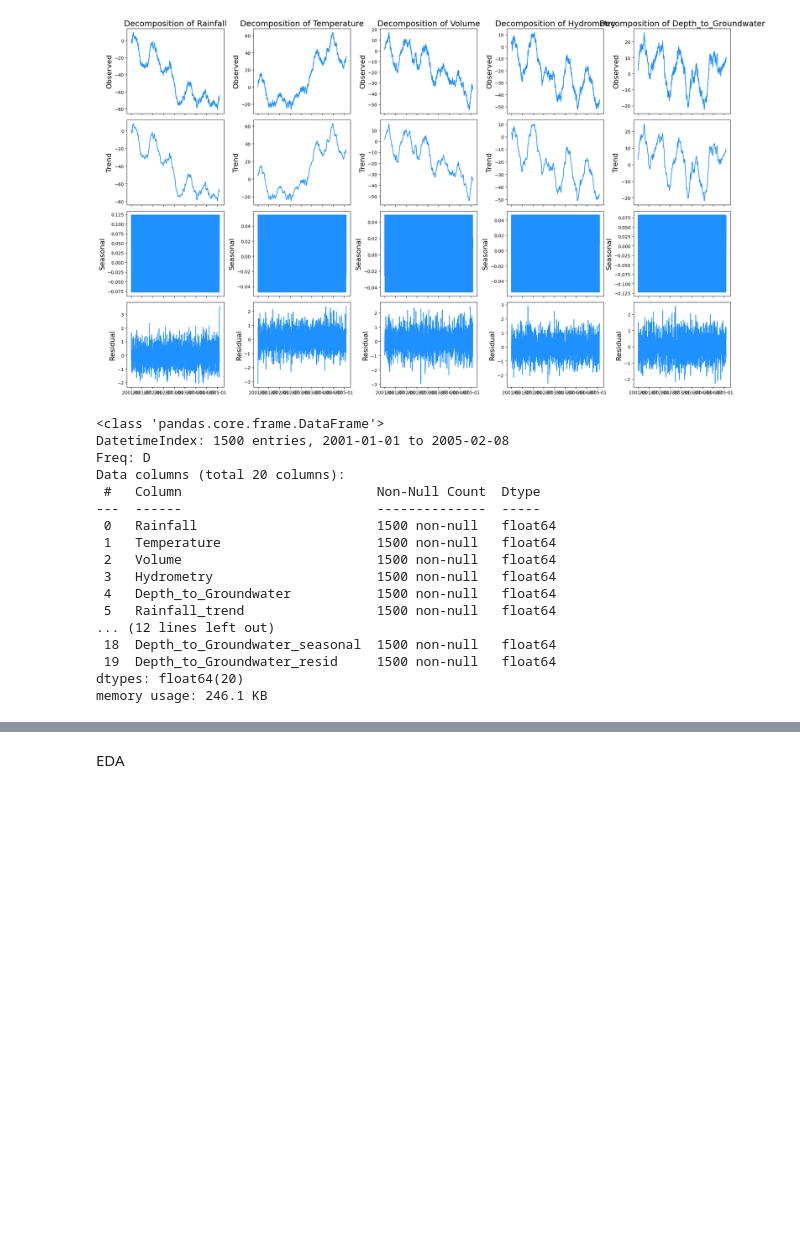
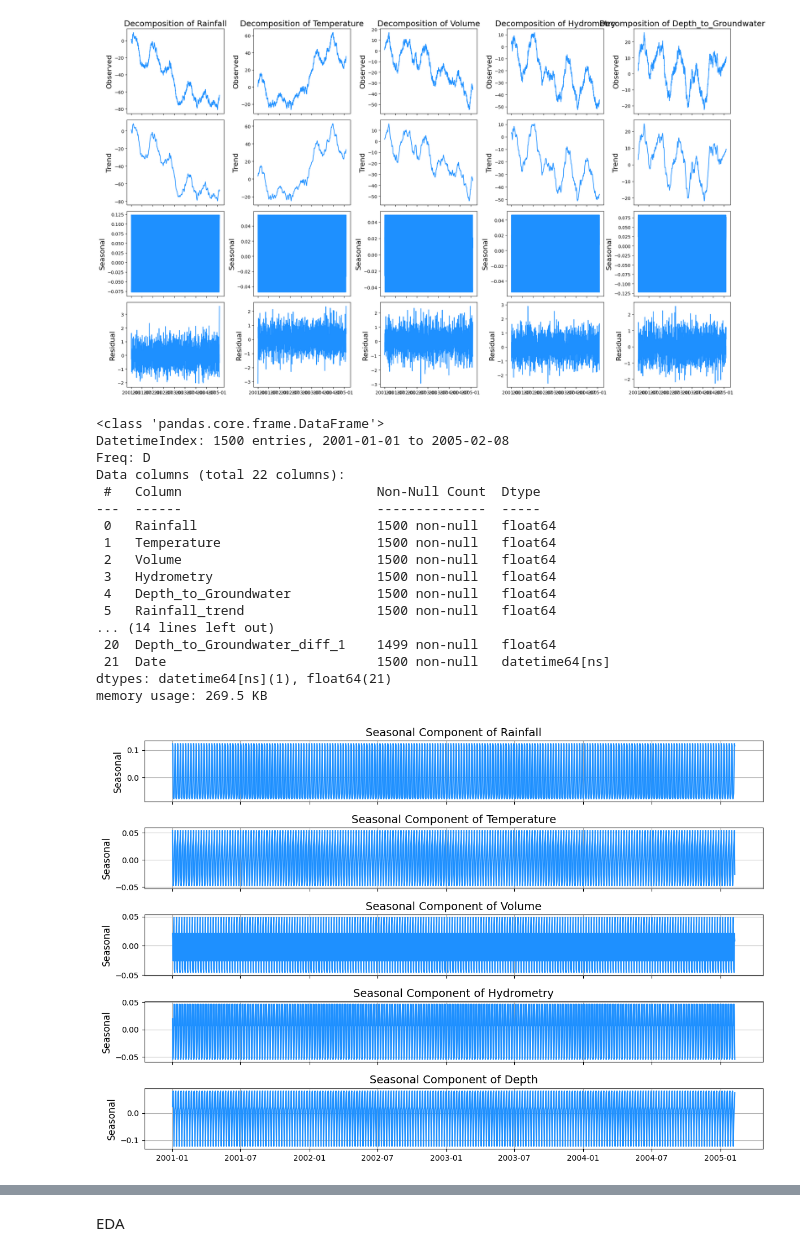
Before and after one commit to Munchkinland/Time-Series-Acea-Smart-Water-Analytics-, a Jupyter notebook: src/explore.ipynb, the cells around one changed output, grey strips where cells are left out. Drawn from its saved outputs; the diff is of its cells as text; code cells hidden in the pictures; blank space fills up the shorter version.

```diff
--- a/src/explore.ipynb
+++ b/src/explore.ipynb
@@ -581,30 +580,30 @@ fig, ax = plt.subplots(ncols=num_cols, nrows=num_rows, sharex=True, figsize=(20,
 
 for i, column in enumerate(core_columns):
     res = seasonal_decompose(total_data[column], model='additive', extrapolate_trend='freq')
-    total_data[column] = res.observed
     total_data[f"{column}_trend"] = res.trend
     total_data[f"{column}_seasonal"] = res.seasonal
     total_data[f"{column}_resid"] = res.resid
 
     ax[0, i].set_title('Decomposition of {}'.format(column), fontsize=18)
-    ax[0, i].plot(total_data[column], color='dodgerblue')
+    ax[0, i].plot(total_data.index, total_data[column], color='dodgerblue')
     ax[0, i].set_ylabel('Observed', fontsize=16)
 
-    ax[1, i].plot(total_data[f"{column}_trend"], color='dodgerblue')
+    ax[1, i].plot(total_data.index, total_data[f"{column}_trend"], color='dodgerblue')
     ax[1, i].set_ylabel('Trend', fontsize=16)
 
-    ax[2, i].plot(total_data[f"{column}_seasonal"], color='dodgerblue')
+    ax[2, i].plot(total_data.index, total_data[f"{column}_seasonal"], color='dodgerblue')
     ax[2, i].set_ylabel('Seasonal', fontsize=16)
 
-    ax[3, i].plot(total_data[f"{column}_resid"], color='dodgerblue')
+    ax[3, i].plot(total_data.index, total_data[f"{column}_resid"], color='dodgerblue')
     ax[3, i].set_ylabel('Residual', fontsize=16)
+
+# Mantenemos las columnas Depth_to_Groundwater_diff_1 y Date en el DataFrame ajustado
+total_data['Depth_to_Groundwater_diff_1'] = total_data['Depth_to_Groundwater'].diff()
+total_data['Date'] = total_data.index
 
 # Ajustamos el layout para evitar superposiciones
 plt.tight_layout()
 plt.show()
-
-
-plt.show()
 # %% [output]
 [figure]
 # %%
@@ -613,7 +612,7 @@ total_data.info()
 <class 'pandas.core.frame.DataFrame'>
 DatetimeIndex: 1500 entries, 2001-01-01 to 2005-02-08
 Freq: D
-Data columns (total 20 columns):
+Data columns (total 22 columns):
  #   Column                         Non-Null Count  Dtype
 ---  ------                         --------------  -----
  0   Rainfall                       1500 non-null   float64
@@ -622,8 +621,32 @@ Data columns (total 20 columns):
  3   Hydrometry                     1500 non-null   float64
  4   Depth_to_Groundwater           1500 non-null   float64
  5   Rainfall_trend                 1500 non-null   float64
-... (12 lines left out)
- 18  Depth_to_Groundwater_seasonal  1500 non-null   float64
- 19  Depth_to_Groundwater_resid     1500 non-null   float64
-dtypes: float64(20)
-memory usage: 246.1 KB
+... (14 lines left out)
+ 20  Depth_to_Groundwater_diff_1    1499 non-null   float64
+ 21  Date                           1500 non-null   datetime64[ns]
+dtypes: datetime64[ns](1), float64(21)
+memory usage: 269.5 KB
+# %%
+import matplotlib.pyplot as plt
+
+# Selecciona las columnas que contienen las componentes estacionales
+seasonal_columns = [
+    'Rainfall_seasonal', 'Temperature_seasonal', 'Volume_seasonal',
+    'Hydrometry_seasonal', 'Depth_to_Groundwater_seasonal'
+]
+
+# Crea una figura para los gráficos
+fig, ax = plt.subplots(nrows=len(seasonal_columns), ncols=1, figsize=(12, 8), sharex=True)
+
+# Mostrar las componentes estacionales
+for i, column in enumerate(seasonal_columns):
+    ax[i].set_title(f'Seasonal Component of {column.split("_")[0]}', fontsize=14)
+    ax[i].plot(total_data['Date'], total_data[column], color='dodgerblue')
+    ax[i].set_ylabel('Seasonal', fontsize=12)
+    ax[i].grid(True)
+
+# Ajustar el layout para evitar superposiciones
+plt.tight_layout()
+plt.show()
+# %% [output]
+[figure, added]
```
Also changed, not shown: parts of 17 cells of this notebook, 3 other files.
